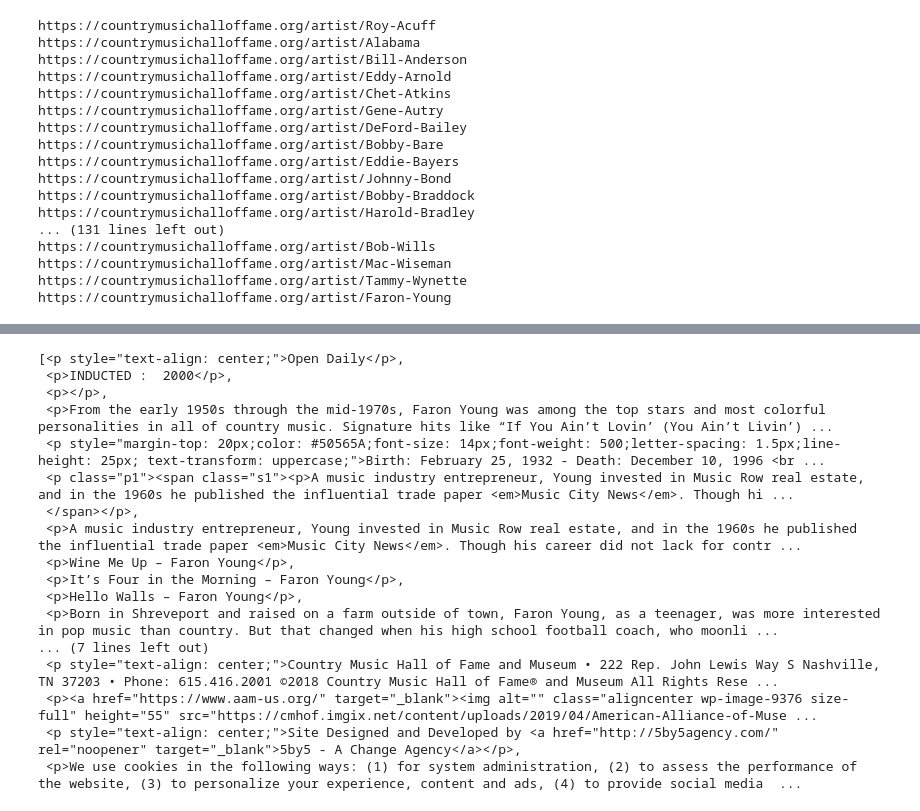
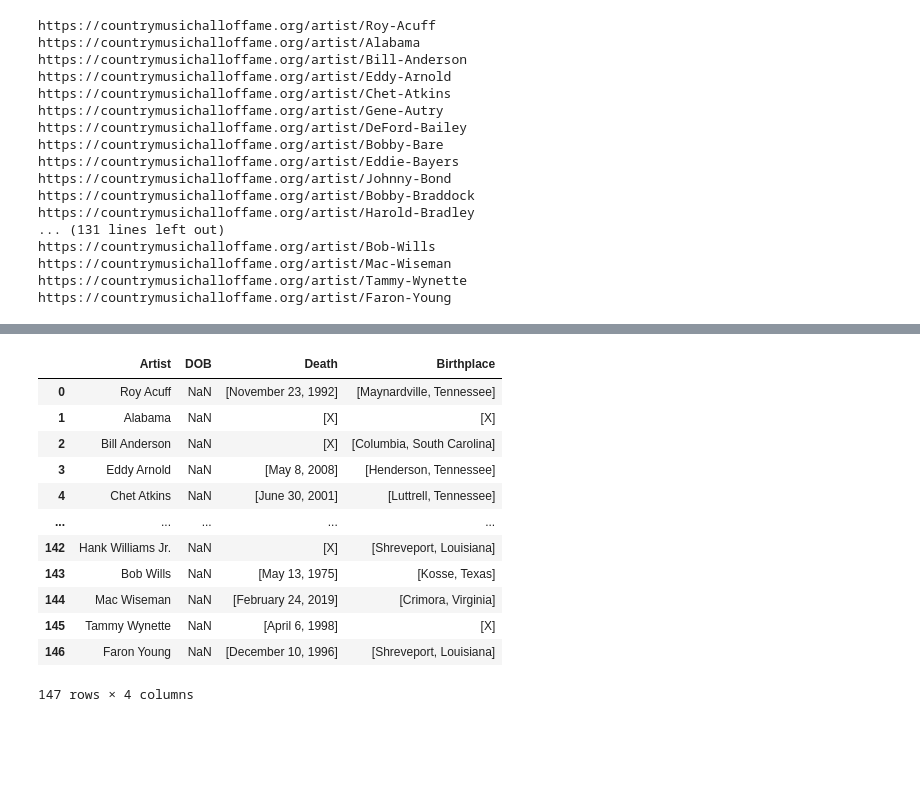
Before and after one commit to NSS-Data-Analytics-Cohort-6/web-scraping-country-music-hof-robschulteis, a Jupyter notebook: notebooks/final_cmhof.ipynb, the cells around one changed output, grey strips where cells are left out. Cells and saved outputs as stored; diff of their text form; code cells hidden in the pictures; blank space fills up the shorter version.

```diff
--- a/notebooks/final_cmhof.ipynb
+++ b/notebooks/final_cmhof.ipynb
@@ -160,21 +163,19 @@ df3
 147 rows × 4 columns
-# %%
-soup2.findAll('p')
-# %% [output]
-[<p style="text-align: center;">Open Daily</p>,
- <p>INDUCTED :  2000</p>,
- <p></p>,
- <p>From the early 1950s through the mid-1970s, Faron Young was among the top stars and most colorful personalities in all of country music. Signature hits like “If You Ain’t Lovin’ (You Ain’t Livin’) ...
- <p style="margin-top: 20px;color: #50565A;font-size: 14px;font-weight: 500;letter-spacing: 1.5px;line-height: 25px; text-transform: uppercase;">Birth: February 25, 1932 - Death: December 10, 1996 <br ...
- <p class="p1"><span class="s1"><p>A music industry entrepreneur, Young invested in Music Row real estate, and in the 1960s he published the influential trade paper <em>Music City News</em>. Though hi ...
- </span></p>,
- <p>A music industry entrepreneur, Young invested in Music Row real estate, and in the 1960s he published the influential trade paper <em>Music City News</em>. Though his career did not lack for contr ...
- <p>Wine Me Up – Faron Young</p>,
- <p>It’s Four in the Morning – Faron Young</p>,
- <p>Hello Walls – Faron Young</p>,
- <p>Born in Shreveport and raised on a farm outside of town, Faron Young, as a teenager, was more interested in pop music than country. But that changed when his high school football coach, who moonli ...
-... (7 lines left out)
- <p style="text-align: center;">Country Music Hall of Fame and Museum • 222 Rep. John Lewis Way S Nashville, TN 37203 • Phone: 615.416.2001 ©2018 Country Music Hall of Fame® and Museum All Rights Rese ...
- <p><a href="https://www.aam-us.org/" target="_blank"><img alt="" class="aligncenter wp-image-9376 size-full" height="55" src="https://cmhof.imgix.net/content/uploads/2019/04/American-Alliance-of-Muse ...
- <p style="text-align: center;">Site Designed and Developed by <a href="http://5by5agency.com/" rel="noopener" target="_blank">5by5 - A Change Agency</a></p>,
- <p>We use cookies in the following ways: (1) for system administration, (2) to assess the performance of the website, (3) to personalize your experience, content and ads, (4) to provide social media  ...
+# %%
+df3['DOB'] = df3['DOB'].str.replace('\[|\]', '')
+# %%
+df3
+# %% [output]
+|  | Artist | DOB | Death | Birthplace |
+| 0 | Roy Acuff | NaN | [November 23, 1992] | [Maynardville, Tennessee] |
+| 1 | Alabama | NaN | [X] | [X] |
+| 2 | Bill Anderson | NaN | [X] | [Columbia, South Carolina] |
+| 3 | Eddy Arnold | NaN | [May 8, 2008] | [Henderson, Tennessee] |
+| 4 | Chet Atkins | NaN | [June 30, 2001] | [Luttrell, Tennessee] |
+| ... | ... | ... | ... | ... |
+| 142 | Hank Williams Jr. | NaN | [X] | [Shreveport, Louisiana] |
+| 143 | Bob Wills | NaN | [May 13, 1975] | [Kosse, Texas] |
+| 144 | Mac Wiseman | NaN | [February 24, 2019] | [Crimora, Virginia] |
+| 145 | Tammy Wynette | NaN | [April 6, 1998] | [X] |
+| 146 | Faron Young | NaN | [December 10, 1996] | [Shreveport, Louisiana] |
+147 rows × 4 columns
```
Also changed, not shown: parts of 2 cells of this notebook.
